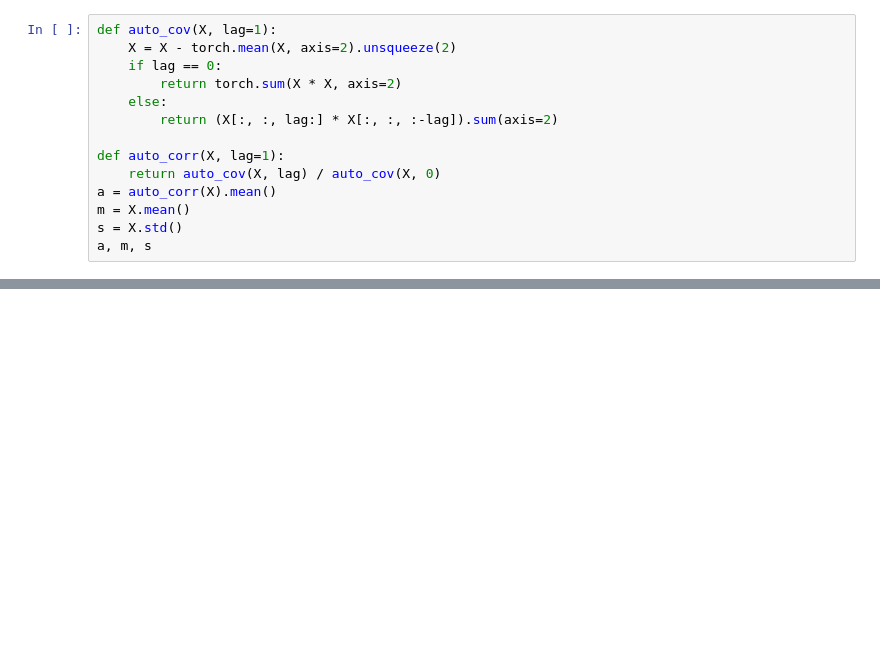
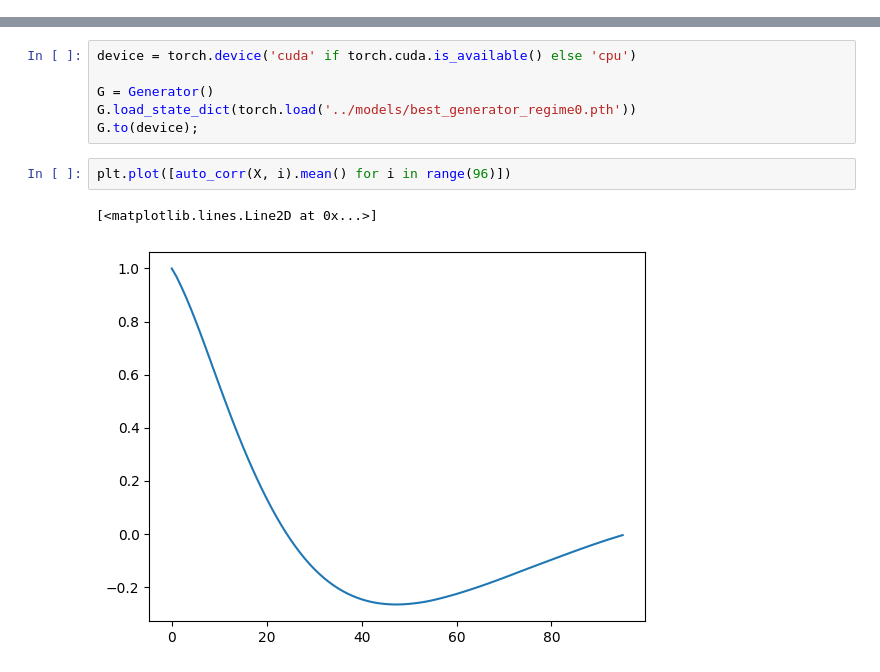
Before and after one commit to TimBerti/wind-gan, a Jupyter notebook: notebooks/wind_gan_minibatch.ipynb, the cells around one changed output, grey strips where cells are left out. Drawn from its saved outputs; the diff is of its cells as text; blank space fills up the shorter version.

```diff
--- a/notebooks/wind_gan_minibatch.ipynb
+++ b/notebooks/wind_gan_minibatch.ipynb
@@ -20,14 +25,0 @@ torch.Size([2069, 1, 96])
-# %%
-def auto_cov(X, lag=1):
-    X = X - torch.mean(X, axis=2).unsqueeze(2)
-    if lag == 0:
-        return torch.sum(X * X, axis=2)
-    else:
-        return (X[:, :, lag:] * X[:, :, :-lag]).sum(axis=2)
-
-def auto_corr(X, lag=1):
-    return auto_cov(X, lag) / auto_cov(X, 0)
-a = auto_corr(X).mean()
-m = X.mean()
-s = X.std()
-a, m, s
@@ -167 +26,12 @@ Compile with `TORCH_USE_CUDA_DSA` to enable device-side assertions.
+# %%
+device = torch.device('cuda' if torch.cuda.is_available() else 'cpu')
+
+G = Generator()
+G.load_state_dict(torch.load('../models/best_generator_regime0.pth'))
+G.to(device);
+# %%
+plt.plot([auto_corr(X, i).mean() for i in range(96)])
+# %% [output]
+[<matplotlib.lines.Line2D at 0x...>]
+[figure, added]
 # %%
```
Also changed, not shown: parts of 9 cells of this notebook, 3 other files.
